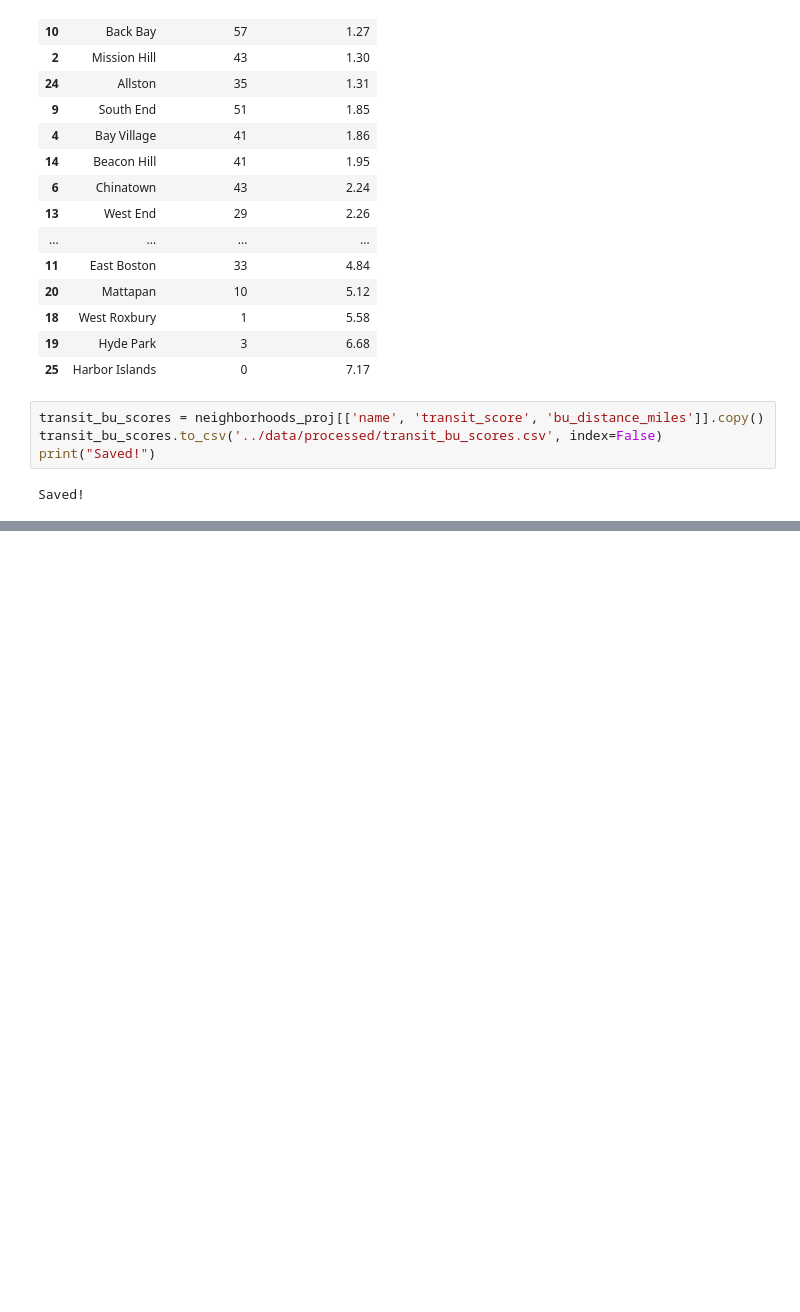
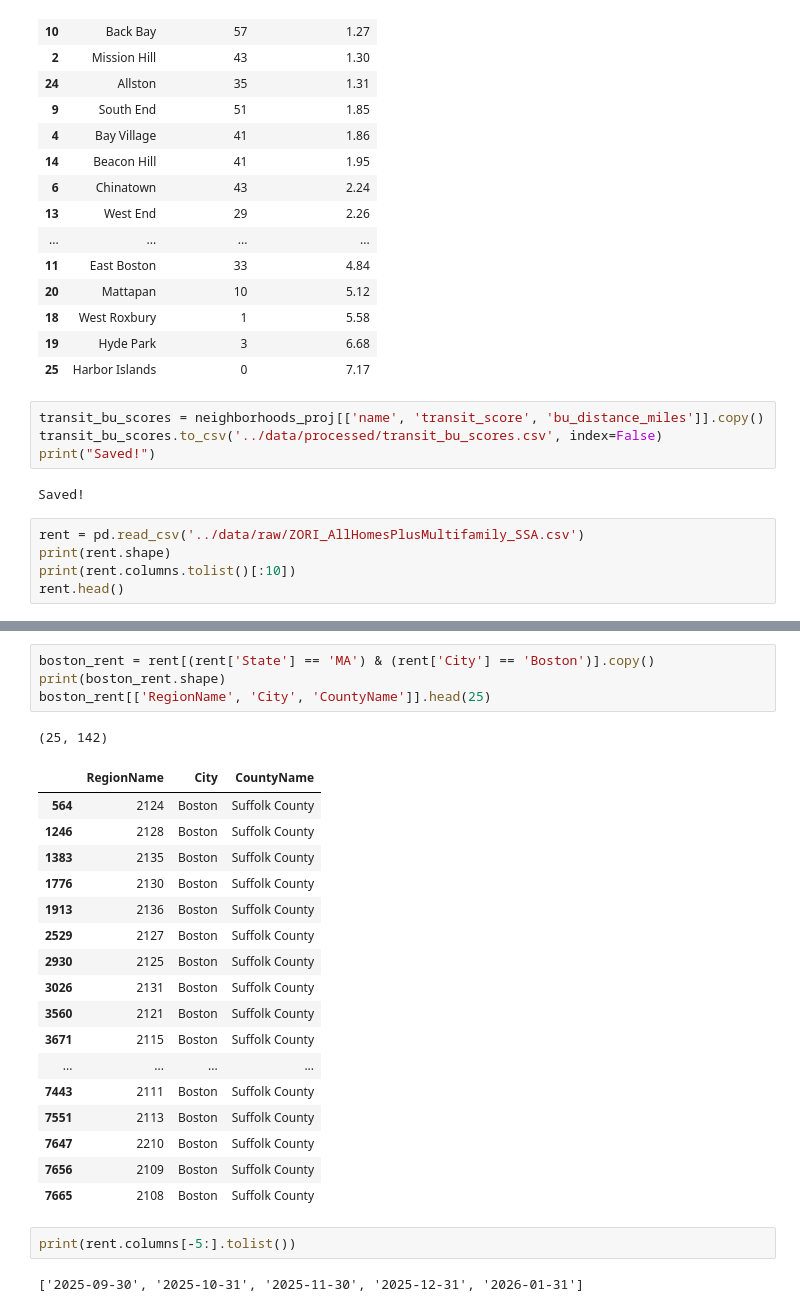
Before and after one commit to Kpop-Smoke/bu-neighborhood-recommender, a Jupyter notebook: notebooks/02_spatial_join.ipynb, the cells around one changed output, grey strips where cells are left out. Cells and saved outputs as stored; diff of their text form; blank space fills up the shorter version.

Commit message:
Add rent data by neighborhood from Zillow ZIP code data

```diff
--- a/notebooks/02_spatial_join.ipynb
+++ b/notebooks/02_spatial_join.ipynb
@@ -254,3 +254,8 @@ transit_bu_scores.to_csv('../data/processed/transit_bu_scores.csv', index=False)
 print("Saved!")
 # %% [output]
 Saved!
+# %%
+rent = pd.read_csv('../data/raw/ZORI_AllHomesPlusMultifamily_SSA.csv')
+print(rent.shape)
+print(rent.columns.tolist()[:10])
+rent.head()
@@ -256,0 +292,27 @@ Saved!
+# %%
+boston_rent = rent[(rent['State'] == 'MA') & (rent['City'] == 'Boston')].copy()
+print(boston_rent.shape)
+boston_rent[['RegionName', 'City', 'CountyName']].head(25)
+# %% [output]
+(25, 142)
+|  | RegionName | City | CountyName |
+| 564 | 2124 | Boston | Suffolk County |
+| 1246 | 2128 | Boston | Suffolk County |
+| 1383 | 2135 | Boston | Suffolk County |
+| 1776 | 2130 | Boston | Suffolk County |
+| 1913 | 2136 | Boston | Suffolk County |
+| 2529 | 2127 | Boston | Suffolk County |
+| 2930 | 2125 | Boston | Suffolk County |
+| 3026 | 2131 | Boston | Suffolk County |
+| 3560 | 2121 | Boston | Suffolk County |
+| 3671 | 2115 | Boston | Suffolk County |
+| ... | ... | ... | ... |
+| 7443 | 2111 | Boston | Suffolk County |
+| 7551 | 2113 | Boston | Suffolk County |
+| 7647 | 2210 | Boston | Suffolk County |
+| 7656 | 2109 | Boston | Suffolk County |
+| 7665 | 2108 | Boston | Suffolk County |
+# %%
+print(rent.columns[-5:].tolist())
+# %% [output]
+['2025-09-30', '2025-10-31', '2025-11-30', '2025-12-31', '2026-01-31']
```
Also changed, not shown: parts of 10 cells of this notebook.
